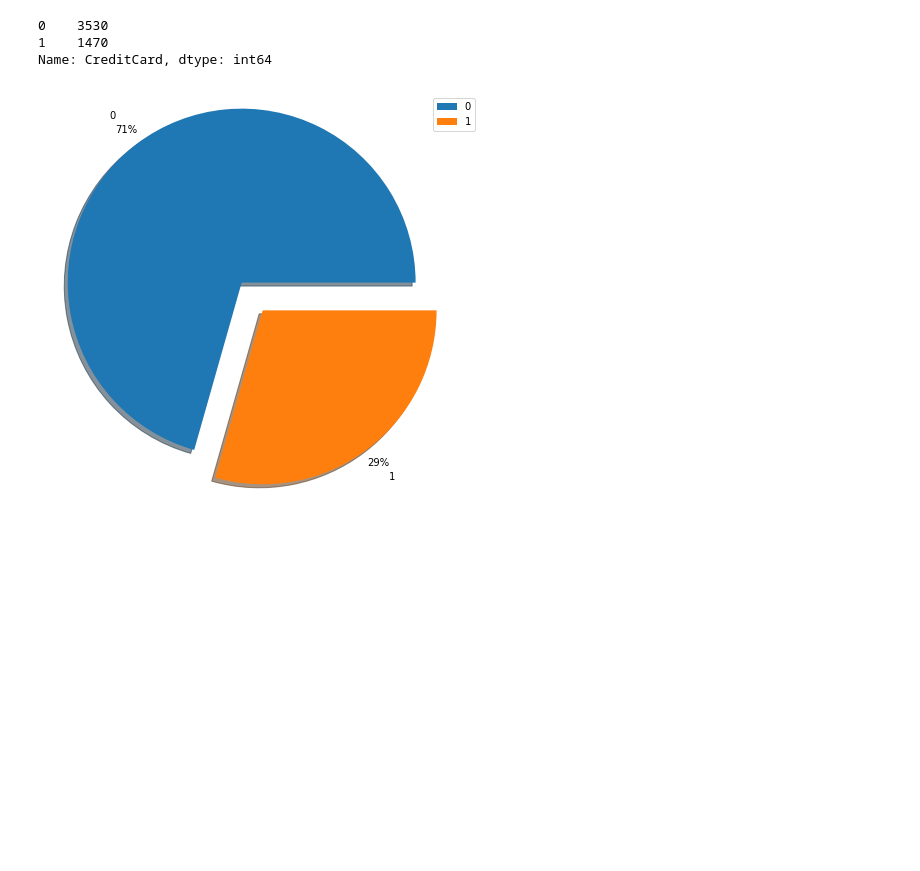
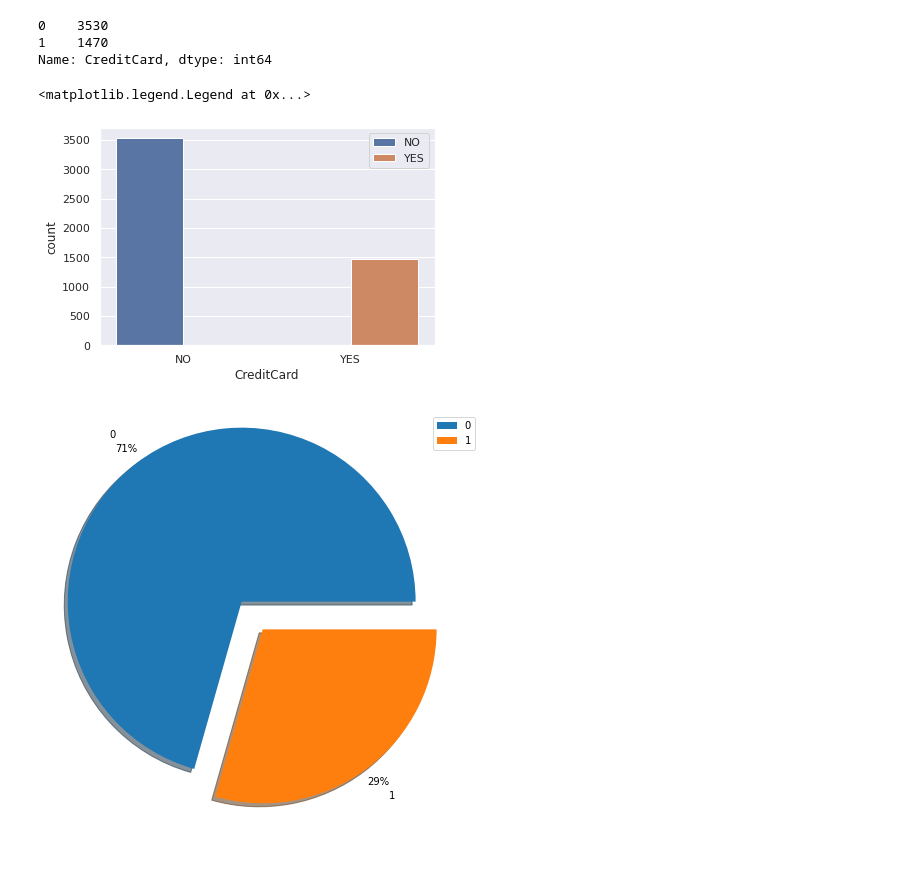
Before and after one commit to susannoo123/CS115, a Jupyter notebook: SVM.ipynb, the cells around one changed output. Saved outputs shown, nothing was run; the diff lists cells and outputs as text; code cells hidden in the pictures; blank space fills up the shorter version.

```diff
--- a/SVM.ipynb
+++ b/SVM.ipynb
@@ -108,6 +110,20 @@ df["CreditCard"].value_counts()
 0    3530
 1    1470
 Name: CreditCard, dtype: int64
+# %%
+import seaborn as sns
+import matplotlib.pyplot as plt
+
+sns.set_theme(style="darkgrid")
+sns.countplot(x="CreditCard", data=df,hue="CreditCard")
+
+positions = (0,1)
+labels = ("NO","YES")
+plt.xticks(positions, labels)
+plt.legend(labels)
+# %% [output]
+<matplotlib.legend.Legend at 0x...>
+[figure, added]
 # %%
 list_pie = list(df["CreditCard"].value_counts())
 temp_list = []
```
Also changed, not shown: parts of 2 cells of this notebook.
